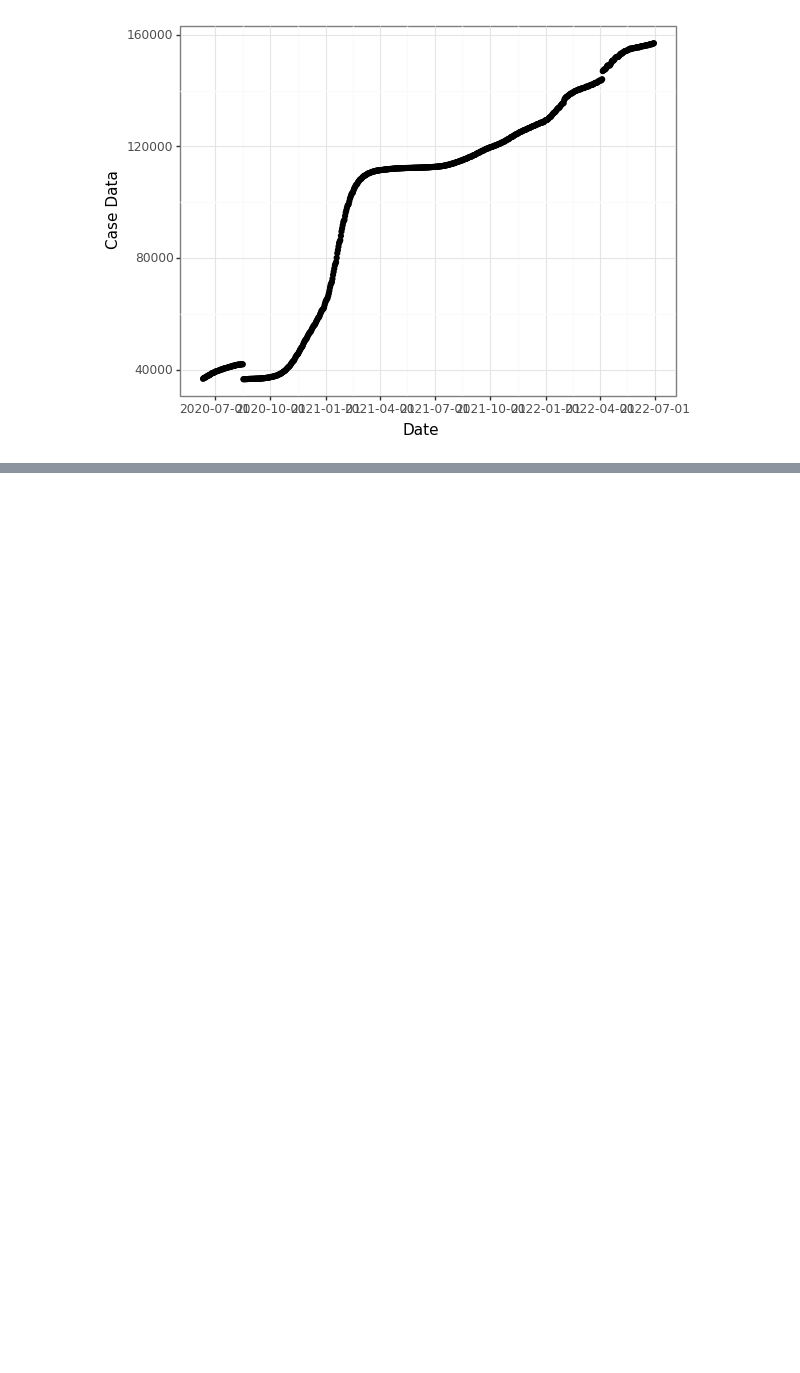
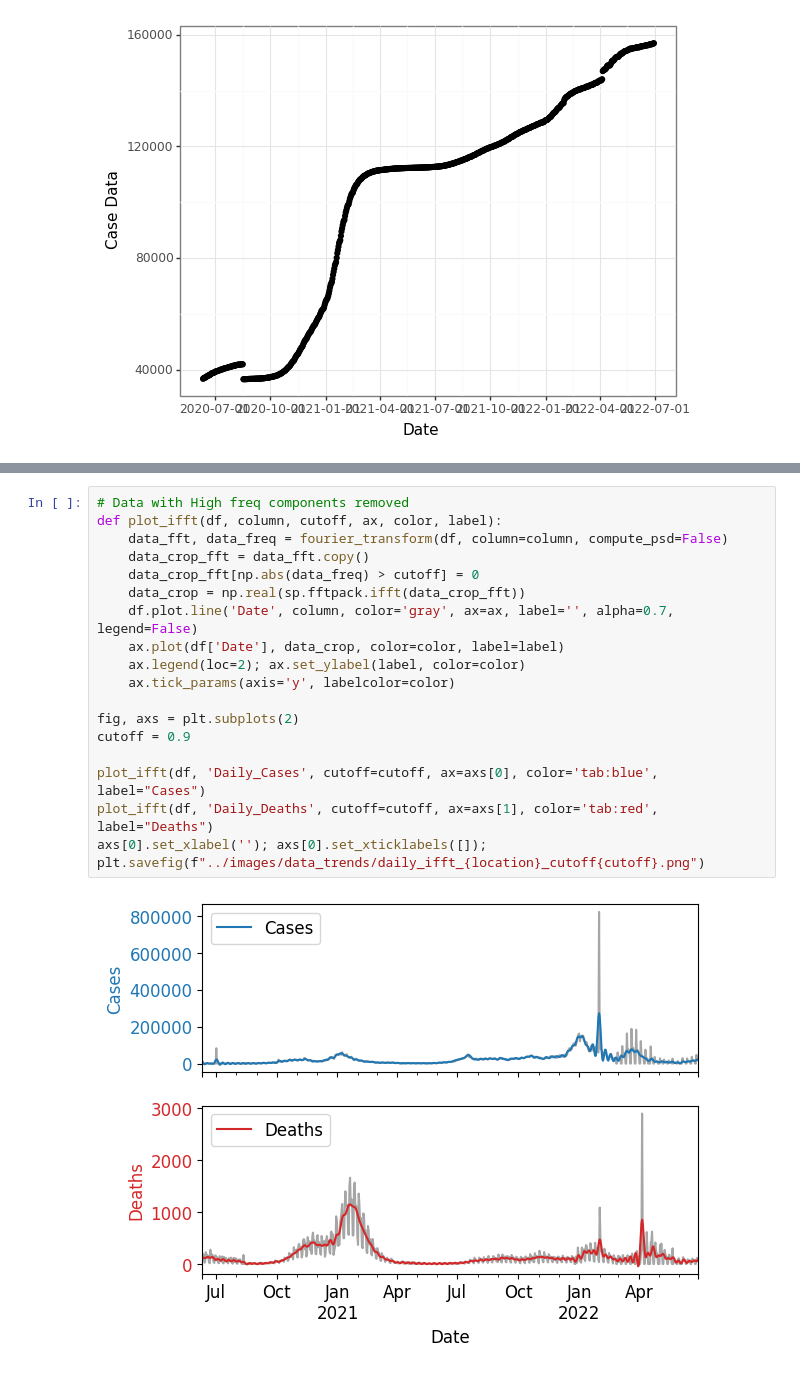
Before and after one commit to KCGallagher/periodic-sampling, a Jupyter notebook: analysis/data_trends.ipynb, the cells around one changed output, grey strips where cells are left out. Saved outputs shown, nothing was run; the diff lists cells and outputs as text; blank space fills up the shorter version.

```diff
--- a/analysis/data_trends.ipynb
+++ b/analysis/data_trends.ipynb
@@ -109,0 +144,21 @@ plt.show()
+# %%
+# Data with High freq components removed
+def plot_ifft(df, column, cutoff, ax, color, label):
+    data_fft, data_freq = fourier_transform(df, column=column, compute_psd=False)
+    data_crop_fft = data_fft.copy()
+    data_crop_fft[np.abs(data_freq) > cutoff] = 0
+    data_crop = np.real(sp.fftpack.ifft(data_crop_fft))
+    df.plot.line('Date', column, color='gray', ax=ax, label='', alpha=0.7, legend=False)
+    ax.plot(df['Date'], data_crop, color=color, label=label)
+    ax.legend(loc=2); ax.set_ylabel(label, color=color)
+    ax.tick_params(axis='y', labelcolor=color)
+
+fig, axs = plt.subplots(2)
+cutoff = 0.9
+
+plot_ifft(df, 'Daily_Cases', cutoff=cutoff, ax=axs[0], color='tab:blue', label="Cases")
+plot_ifft(df, 'Daily_Deaths', cutoff=cutoff, ax=axs[1], color='tab:red', label="Deaths")
+axs[0].set_xlabel(''); axs[0].set_xticklabels([]);
+plt.savefig(f"../images/data_trends/daily_ifft_{location}_cutoff{cutoff}.png")
+# %% [output]
+[figure, added]
```
Also changed, not shown: parts of 8 cells of this notebook, 3 other files.
